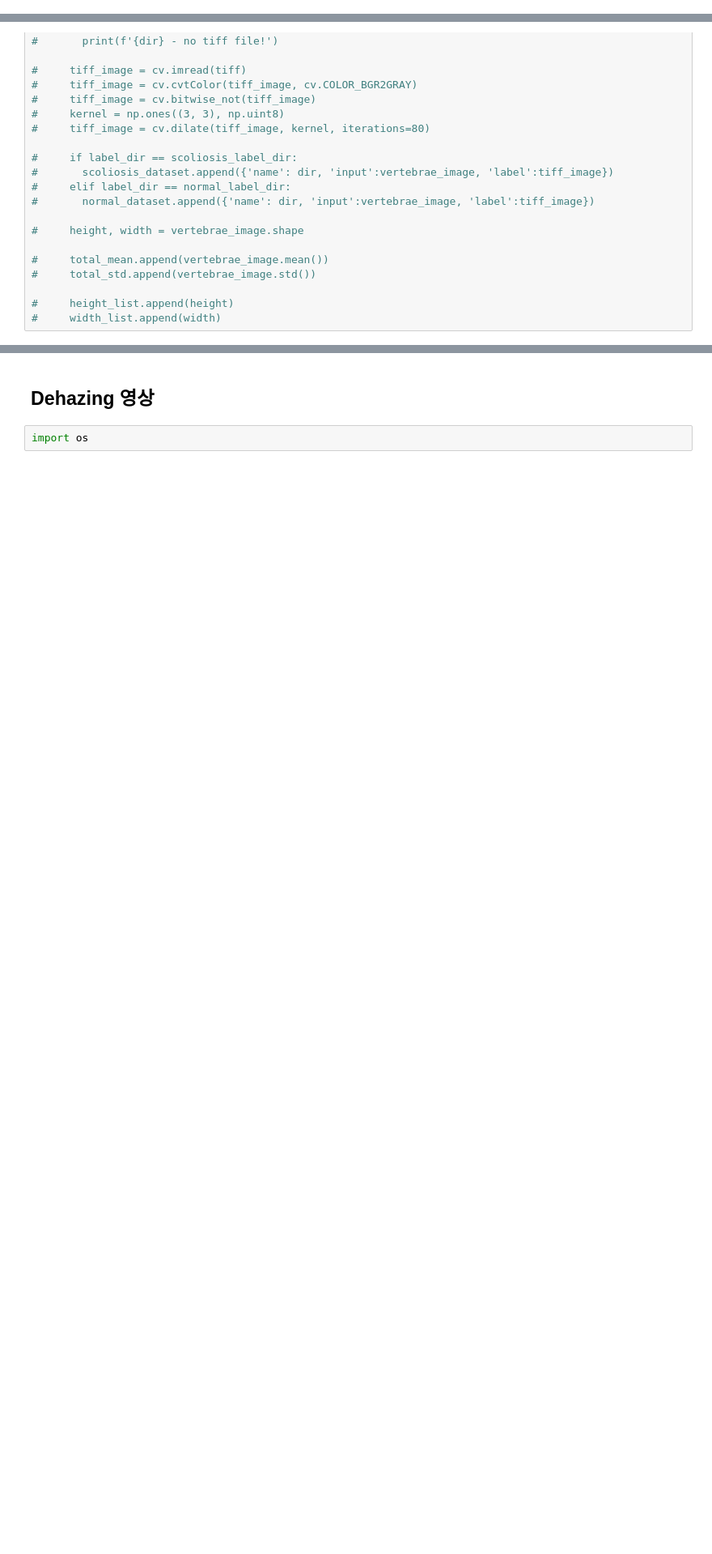
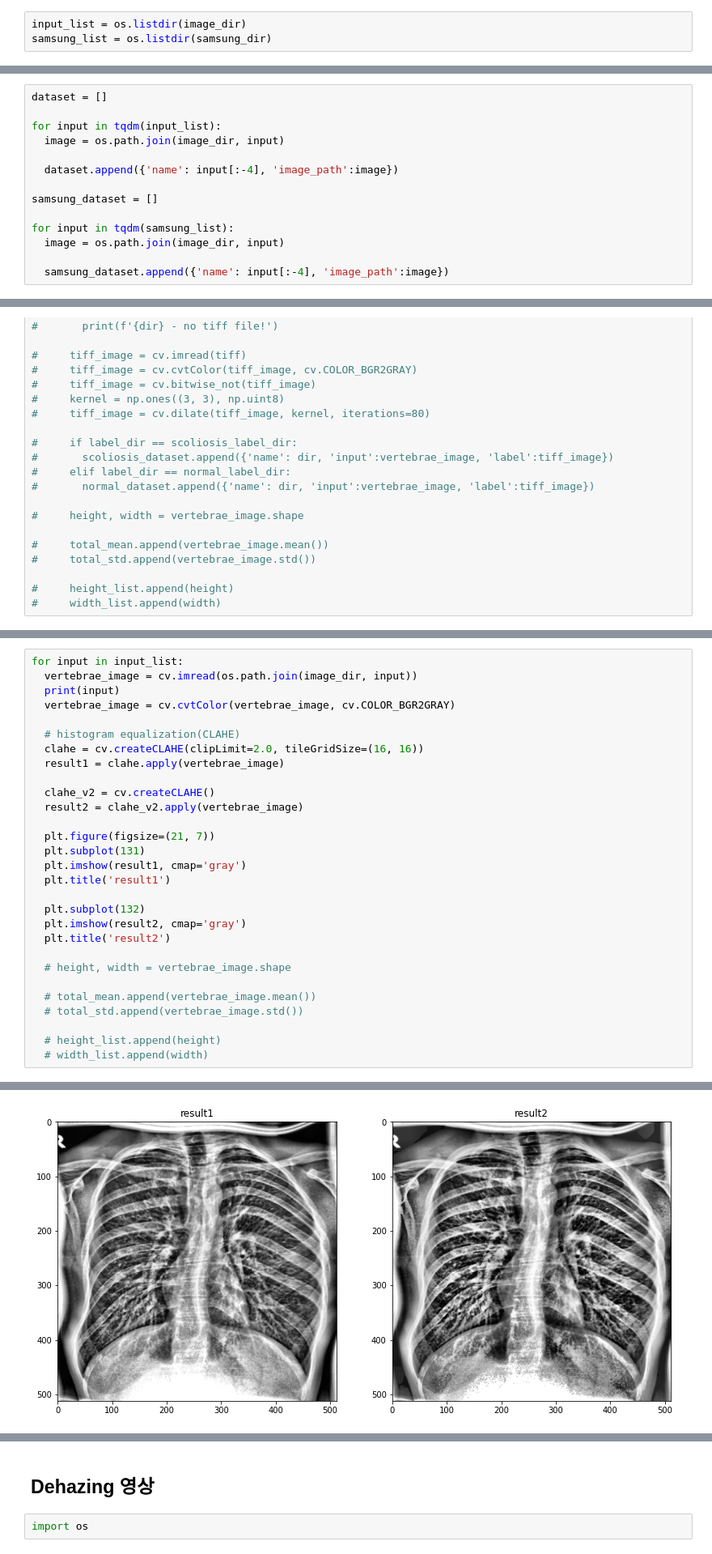
Before and after one commit to nepersica/nepersica-scoliosis-angle-prediction, a Jupyter notebook: utils/Data preprocessing(Crop, Dehazing, Padding).ipynb, the cells around one changed output, grey strips where cells are left out. Shown at 81% size. Cells and saved outputs as stored; diff of their text form; blank space fills up the shorter version.

```diff
--- a/utils/Data preprocessing(Crop, Dehazing, Padding).ipynb
+++ b/utils/Data preprocessing(Crop, Dehazing, Padding).ipynb
@@ -47,0 +52,3 @@ print(label_dirs)
+# %%
+input_list = os.listdir(image_dir)
+samsung_list = os.listdir(samsung_dir)
@@ -48,3 +60,17 @@ print(label_dirs)
+# %%
+dataset = []
+
+for input in tqdm(input_list):
+  image = os.path.join(image_dir, input)
+
+  dataset.append({'name': input[:-4], 'image_path':image})
+
+samsung_dataset = []
+
+for input in tqdm(samsung_list):
+  image = os.path.join(image_dir, input)
+
+  samsung_dataset.append({'name': input[:-4], 'image_path':image})
 # %% [markdown]
 ### Dataloader +) mean, std, 평균 width/height 획득
 # %%
@@ -98,0 +127,30 @@ total_std = []
+# %%
+for input in input_list:
+  vertebrae_image = cv.imread(os.path.join(image_dir, input))
+  print(input)
+  vertebrae_image = cv.cvtColor(vertebrae_image, cv.COLOR_BGR2GRAY)
+
+  # histogram equalization(CLAHE)
+  clahe = cv.createCLAHE(clipLimit=2.0, tileGridSize=(16, 16))
+  result1 = clahe.apply(vertebrae_image)
+
+  clahe_v2 = cv.createCLAHE()
+  result2 = clahe_v2.apply(vertebrae_image)
+
+  plt.figure(figsize=(21, 7))
+  plt.subplot(131)
+  plt.imshow(result1, cmap='gray')
+  plt.title('result1')
+
+  plt.subplot(132)
+  plt.imshow(result2, cmap='gray')
+  plt.title('result2')
+
+  # height, width = vertebrae_image.shape
+
+  # total_mean.append(vertebrae_image.mean())
+  # total_std.append(vertebrae_image.std())
+
+  # height_list.append(height)
+  # width_list.append(width)
+# %% [output]
@@ -98,0 +163 @@ total_std = []
+[figure, added]
```
Also changed, not shown: parts of 13 cells of this notebook, 20 other files.
